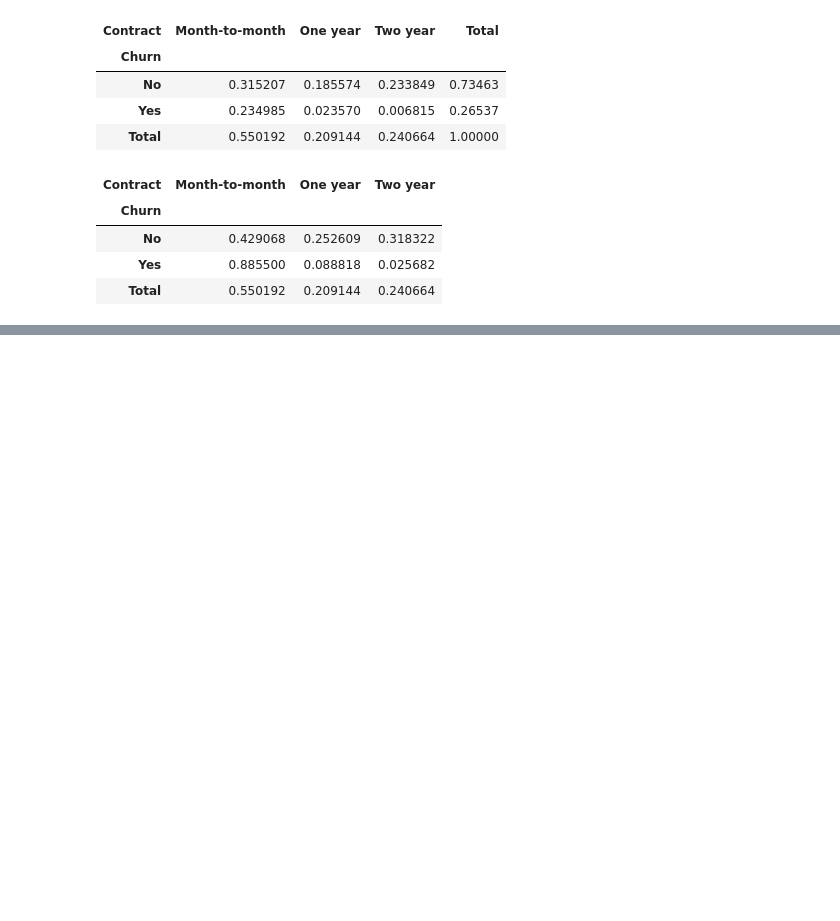
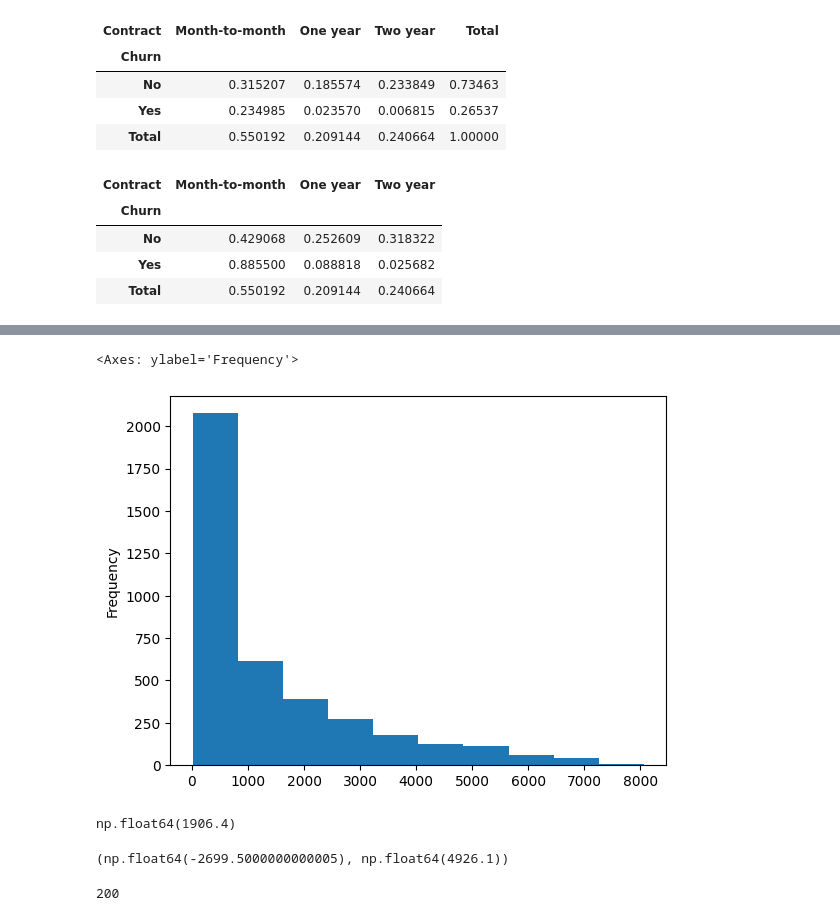
Before and after one commit to danielsistter-dot/CursoPython, a Jupyter notebook: EDA/DADOS/eda.IPYNB, the cells around one changed output, grey strips where cells are left out. Saved outputs shown, nothing was run; the diff lists cells and outputs as text; code cells hidden in the pictures; blank space fills up the shorter version.

```diff
--- a/EDA/DADOS/eda.IPYNB
+++ b/EDA/DADOS/eda.IPYNB
@@ -535,0 +678,2 @@ pd.crosstab(df_churn["Churn"],df_churn["Contract"],normalize="index",margins=Tru
+# %%
+df_churn_month = df_churn[df_churn["Contract"]=="Month-to-month"]
@@ -535,0 +696,5 @@ pd.crosstab(df_churn["Churn"],df_churn["Contract"],normalize="index",margins=Tru
+# %%
+df_churn_month["TotalCharges"].plot.hist()
+# %% [output]
+<Axes: ylabel='Frequency'>
+[figure, added]
@@ -535,0 +704,5 @@ pd.crosstab(df_churn["Churn"],df_churn["Contract"],normalize="index",margins=Tru
+# %%
+iqr=q3_total-q1_total
+iqr
+# %% [output]
+np.float64(1906.4)
@@ -535,0 +712,8 @@ pd.crosstab(df_churn["Churn"],df_churn["Contract"],normalize="index",margins=Tru
+# %%
+lim_inf,lim_sup
+# %% [output]
+(np.float64(-2699.5000000000005), np.float64(4926.1))
+# %%
+len(df_churn_month[(df_churn_month["TotalCharges"]<lim_inf)|(df_churn_month["TotalCharges"]>lim_sup)])
+# %% [output]
+200
```
Also changed, not shown: parts of 33 cells of this notebook, 1 other file.
